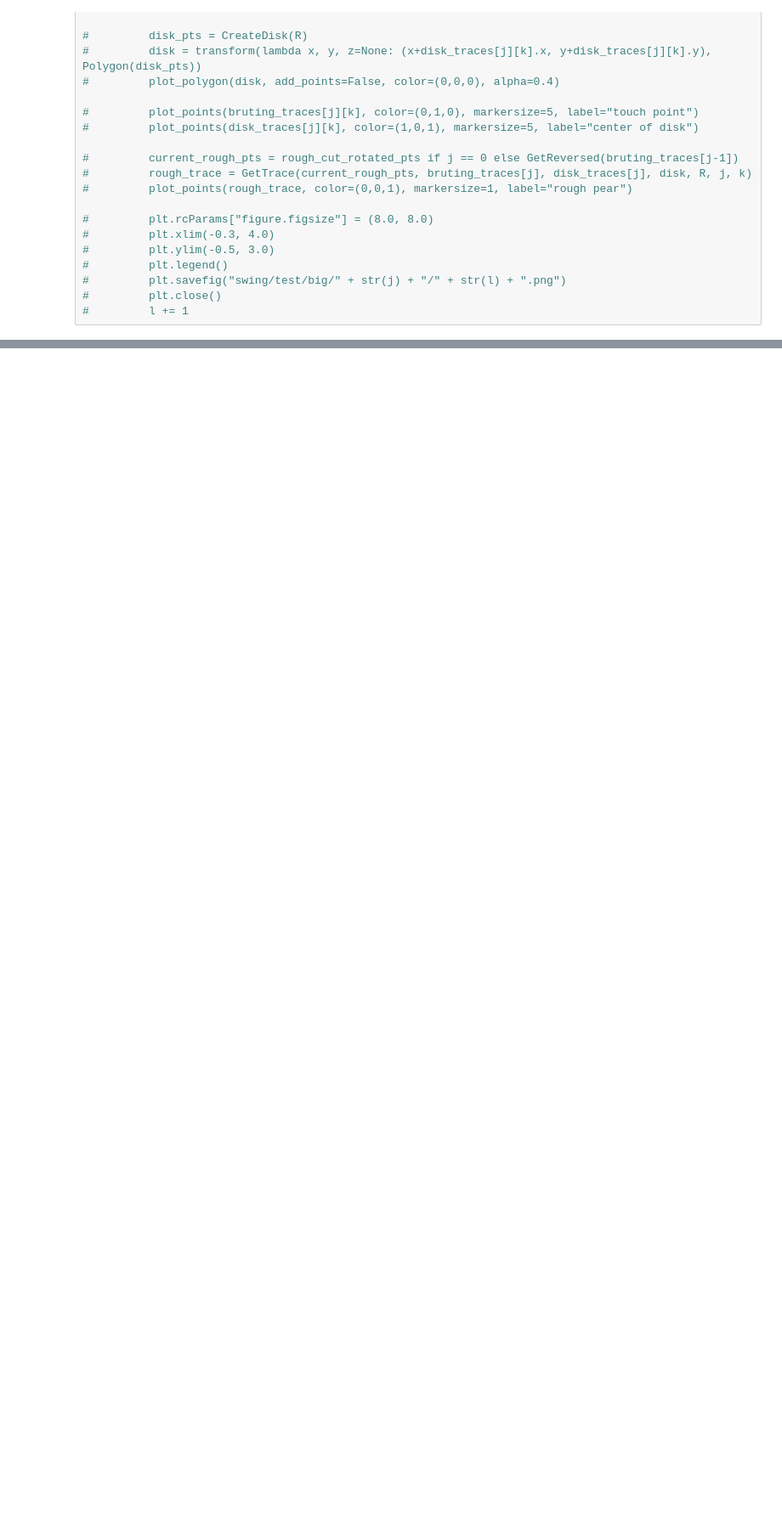
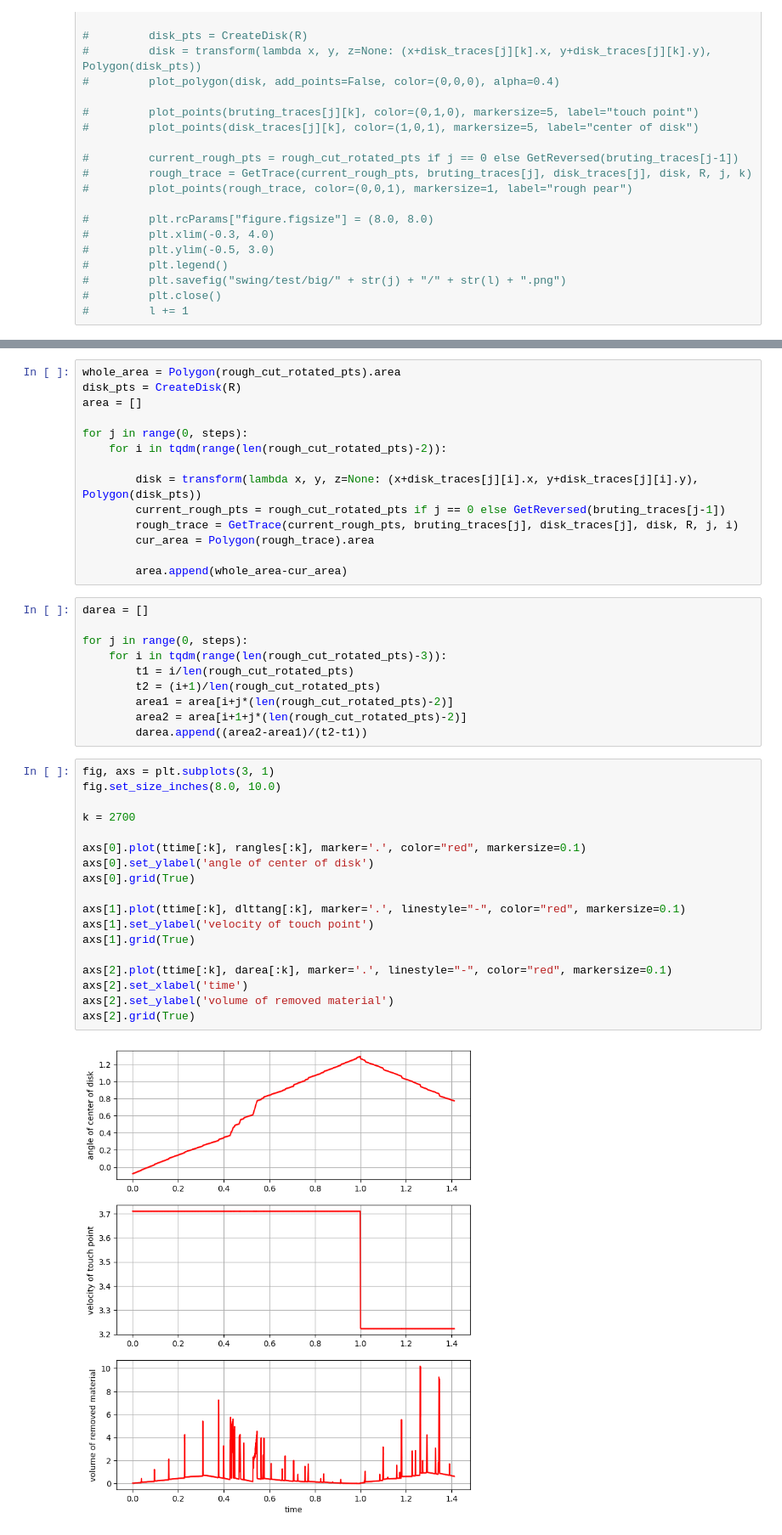
Before and after one commit to vkonov2/Geometry-Projects, a Jupyter notebook: Bruter-Simulation/Swing.ipynb, the cells around one changed output, grey strips where cells are left out. Shown: that part at 85% size. Cells and saved outputs as stored; diff of their text form; blank space fills up the shorter version.

```diff
--- a/Bruter-Simulation/Swing.ipynb
+++ b/Bruter-Simulation/Swing.ipynb
@@ -803,0 +1015,44 @@ for j in range(0, steps):
+# %%
+whole_area = Polygon(rough_cut_rotated_pts).area
+disk_pts = CreateDisk(R)
+area = []
+
+for j in range(0, steps):
+    for i in tqdm(range(len(rough_cut_rotated_pts)-2)):
+
+        disk = transform(lambda x, y, z=None: (x+disk_traces[j][i].x, y+disk_traces[j][i].y), Polygon(disk_pts))
+        current_rough_pts = rough_cut_rotated_pts if j == 0 else GetReversed(bruting_traces[j-1])
+        rough_trace = GetTrace(current_rough_pts, bruting_traces[j], disk_traces[j], disk, R, j, i)
+        cur_area = Polygon(rough_trace).area
+
+        area.append(whole_area-cur_area)
+# %%
+darea = []
+
+for j in range(0, steps):
+    for i in tqdm(range(len(rough_cut_rotated_pts)-3)):
+        t1 = i/len(rough_cut_rotated_pts)
+        t2 = (i+1)/len(rough_cut_rotated_pts)
+        area1 = area[i+j*(len(rough_cut_rotated_pts)-2)]
+        area2 = area[i+1+j*(len(rough_cut_rotated_pts)-2)]
+        darea.append((area2-area1)/(t2-t1))
+# %%
+fig, axs = plt.subplots(3, 1)
+fig.set_size_inches(8.0, 10.0)
+
+k = 2700
+
+axs[0].plot(ttime[:k], rangles[:k], marker='.', color="red", markersize=0.1)
+axs[0].set_ylabel('angle of center of disk')
+axs[0].grid(True)
+
+axs[1].plot(ttime[:k], dlttang[:k], marker='.', linestyle="-", color="red", markersize=0.1)
+axs[1].set_ylabel('velocity of touch point')
+axs[1].grid(True)
+
+axs[2].plot(ttime[:k], darea[:k], marker='.', linestyle="-", color="red", markersize=0.1)
+axs[2].set_xlabel('time')
+axs[2].set_ylabel('volume of removed material')
+axs[2].grid(True)
+# %% [output]
+[figure, added]
```
Also changed, not shown: parts of 11 cells of this notebook, 2 other files.
